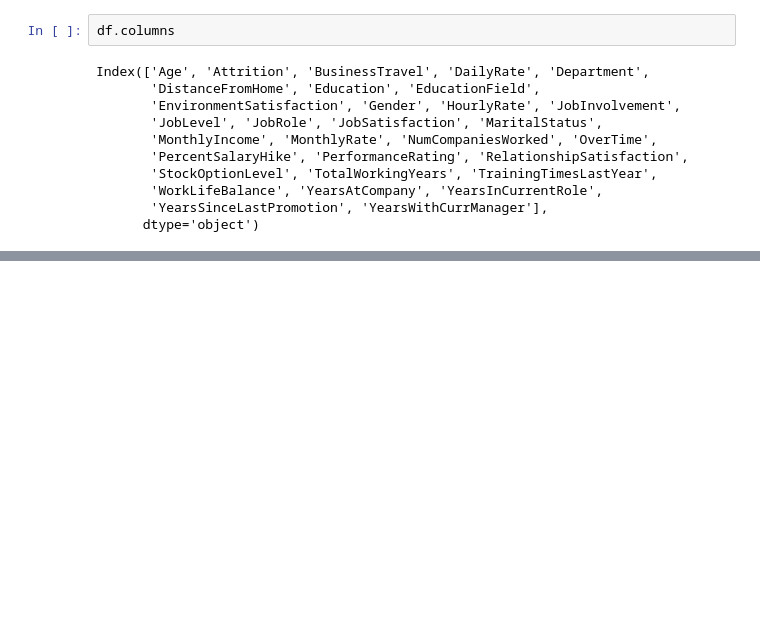
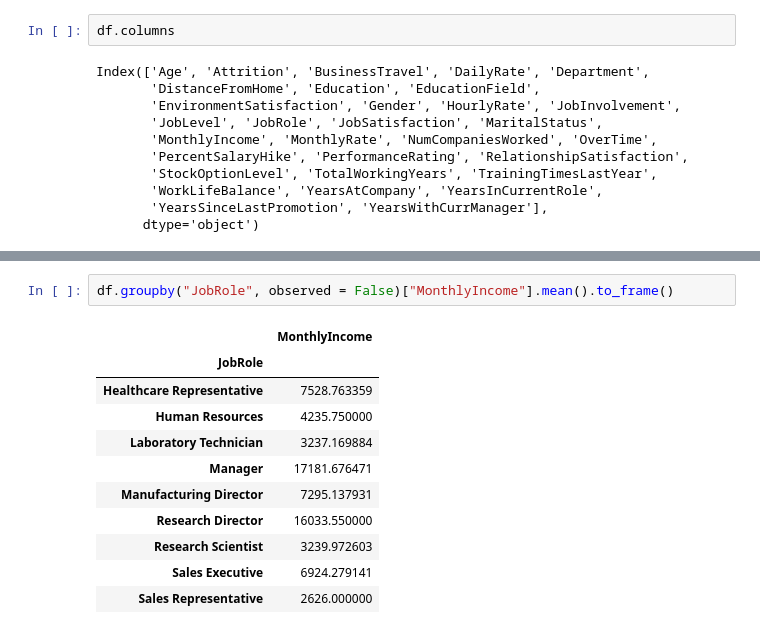
Before and after one commit to VieiraJulio/IBM-Employees-Data-Analysis, a Jupyter notebook: ProjetoIBM.ipynb, the cells around one changed output, grey strips where cells are left out. Cells and saved outputs as stored; diff of their text form; blank space fills up the shorter version.

```diff
--- a/ProjetoIBM.ipynb
+++ b/ProjetoIBM.ipynb
@@ -302,0 +422,14 @@ colunas_numericas = [coluna for coluna in df.columns if coluna not in (colunas_c
+# %%
+df.groupby("JobRole", observed = False)["MonthlyIncome"].mean().to_frame()
+# %% [output]
+|  | MonthlyIncome |
+| JobRole |  |
+| Healthcare Representative | 7528.763359 |
+| Human Resources | 4235.750000 |
+| Laboratory Technician | 3237.169884 |
+| Manager | 17181.676471 |
+| Manufacturing Director | 7295.137931 |
+| Research Director | 16033.550000 |
+| Research Scientist | 3239.972603 |
+| Sales Executive | 6924.279141 |
+| Sales Representative | 2626.000000 |
```
Also changed, not shown: parts of 13 cells of this notebook.
